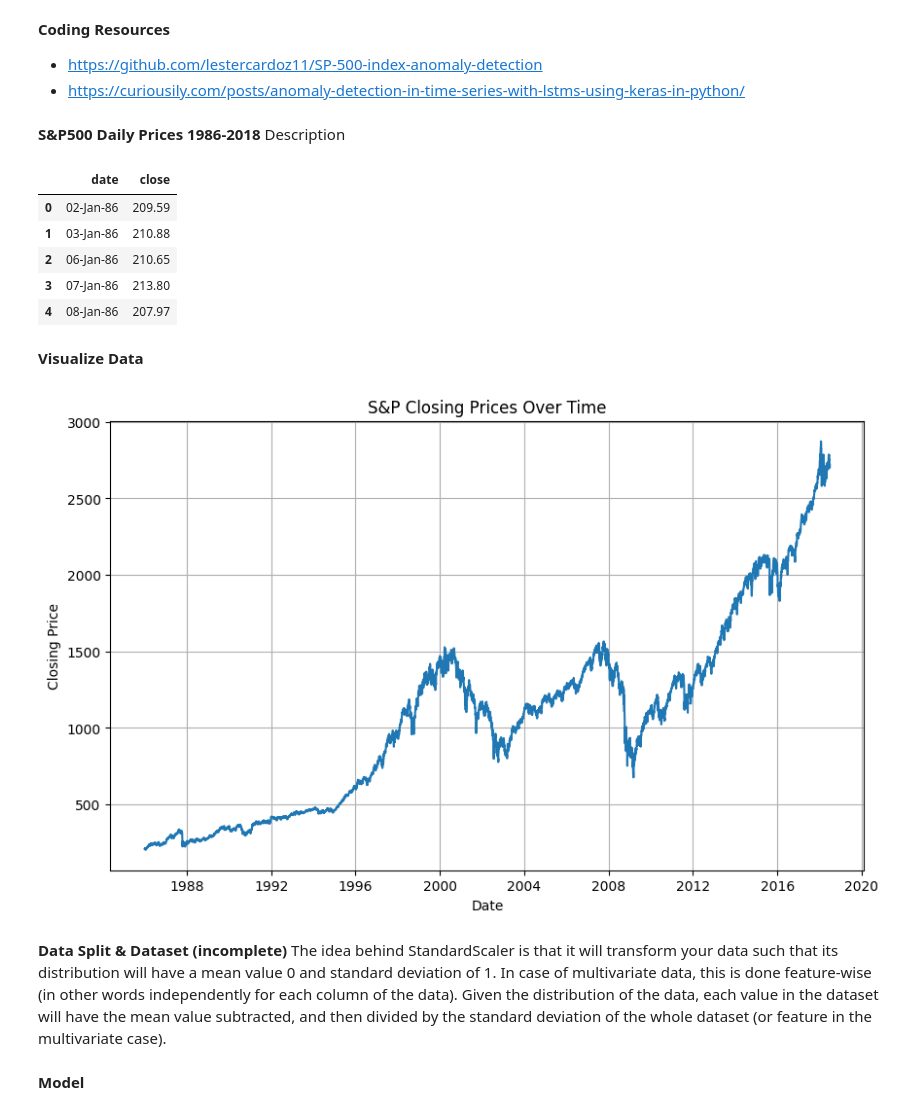
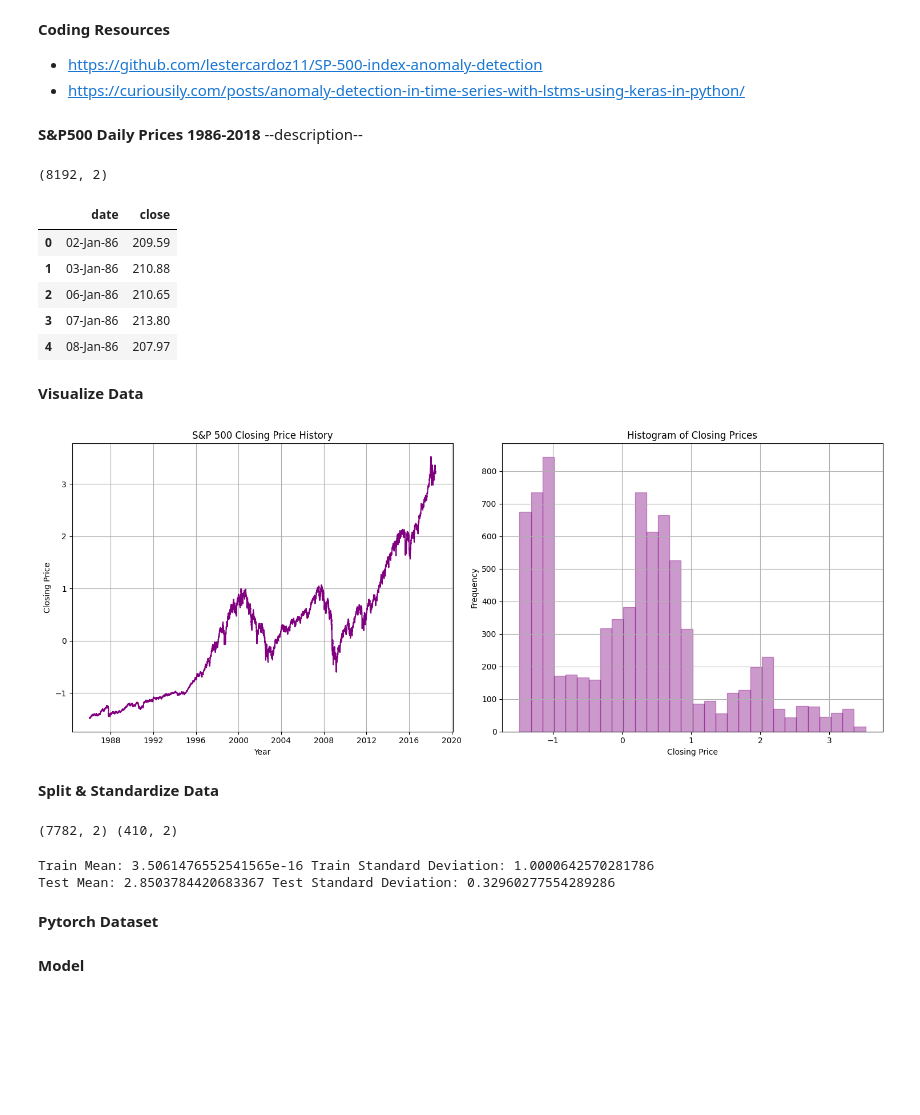
Before and after one commit to grlefl/LSTM-Autoencoder-Anomaly-Detection, a Jupyter notebook: main.ipynb, the cells around one changed output. Saved outputs shown, nothing was run; the diff lists cells and outputs as text; code cells hidden in the pictures; blank space fills up the shorter version.

Commit message:
done with splitting and standardizing data

```diff
--- a/main.ipynb
+++ b/main.ipynb
@@ -10,11 +9,13 @@ import numpy as np
 # %% [markdown]
 **S&P500 Daily Prices 1986-2018**
-Description
+--description--
 # %%
 filepath = './data/spx.csv'
 df = pd.read_csv(filepath)
+print(df.shape)
 df.head()
 # %% [output]
+(8192, 2)
 |  | date | close |
 | 0 | 02-Jan-86 | 209.59 |
 | 1 | 03-Jan-86 | 210.88 |
@@ -23,23 +24,53 @@ df.head()
 | 4 | 08-Jan-86 | 207.97 |
 # %% [markdown]
 **Visualize Data**
-# %%
-df['date'] = pd.to_datetime(df['date'], format='%d-%b-%y')
-
-plt.figure(figsize=(10, 6))
-plt.plot(df['date'], df['close'])
-plt.xlabel('Date')
-plt.ylabel('Closing Price')
-plt.title('S&P Closing Prices Over Time')
-plt.grid(True)
-plt.show()
-# %% [output]
-[figure, removed]
-# %% [markdown]
-**Data Split & Dataset (incomplete)**
-The idea behind StandardScaler is that it will transform your data such that its distribution will have a mean value 0 and standard deviation of 1.
-In case of multivariate data, this is done feature-wise (in other words independently for each column of the data).
-Given the distribution of the data, each value in the dataset will have the mean value subtracted, and then divided by the standard deviation of the whole dataset (or feature in the multivariate case).
+# %%
+df['date'] = pd.to_datetime(df['date'], format='%d-%b-%y')
+
+fig, (ax1, ax2) = plt.subplots(1, 2, figsize=(15, 6))
+
+# plot time series data
+ax1.plot(df['date'], df['close'], color='purple')
+ax1.set_xlabel('Year')
+ax1.set_ylabel('Closing Price')
+ax1.set_title('S&P 500 Closing Price History')
+ax1.grid(True)
+
+# plot histogram
+ax2.hist(df['close'], bins=30, color='purple', edgecolor='purple', alpha=0.4, histtype='bar')
+ax2.set_title('Histogram of Closing Prices')
+ax2.set_xlabel('Closing Price')
+ax2.set_ylabel('Frequency')
+
+plt.tight_layout()
+plt.show()
+# %% [output]
+[figure, added]
+# %% [markdown]
+**Split & Standardize Data**
+# %%
+# split data
+train_size = int(len(df) * 0.95)
+test_size = len(df) - train_size
+train, test = df.iloc[0:train_size], df.iloc[train_size:len(df)]
+print(train.shape, test.shape)
+# %% [output]
+(7782, 2) (410, 2)
+# %%
+# scalar fit to training data
+scaler = StandardScaler()
+scaler.fit(train[['close']])
+
+# standardize train and test data
+train.loc[:, 'close'] = scaler.transform(train[['close']])
+test.loc[:, 'close'] = scaler.transform(test[['close']])
+print("Train Mean:", train['close'].mean(), "Train Standard Deviation:", train['close'].std())
+print("Test Mean:", test['close'].mean(), "Test Standard Deviation:", test['close'].std())
+# %% [output]
+Train Mean: 3.5061476552541565e-16 Train Standard Deviation: 1.0000642570281786
+Test Mean: 2.8503784420683367 Test Standard Deviation: 0.32960277554289286
+# %% [markdown]
+**Pytorch Dataset**
 # %% [markdown]
 **Model**
 # %% [markdown]
```
Also changed, not shown: parts of 1 cell of this notebook, 1 other file.
